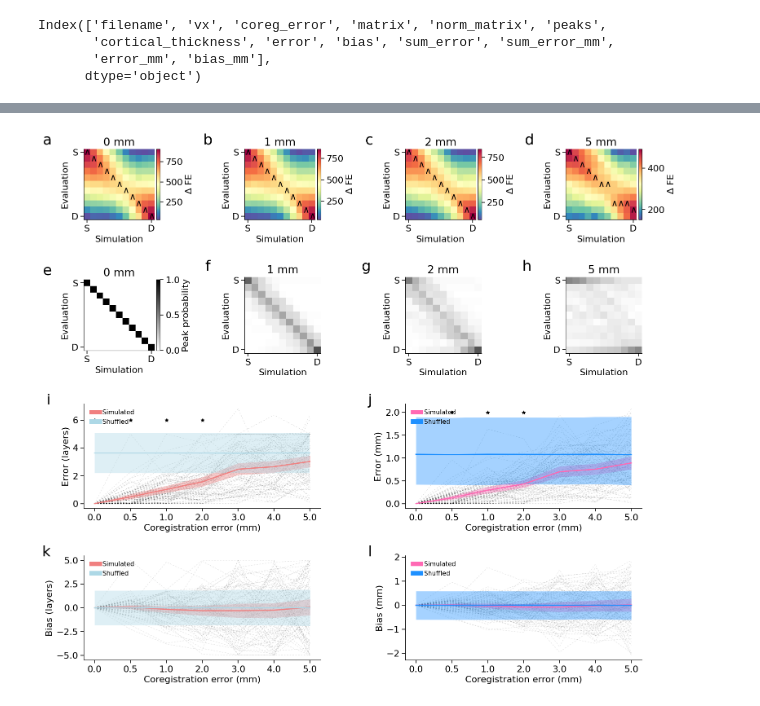
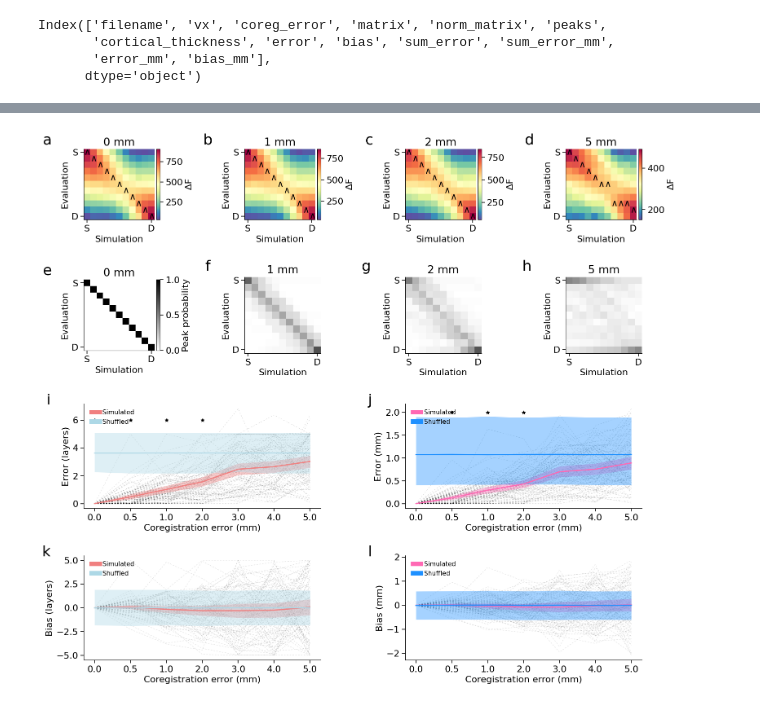
Before and after one commit to Ishita19801/multilaminar_sim, a Jupyter notebook: figures/plot_figure_03_coreg_error.ipynb, the cells around one changed output, grey strips where cells are left out. Drawn from its saved outputs; the diff is of its cells as text; code cells hidden in the pictures.

Commit message:
updated labels

```diff
--- a/figures/plot_figure_03_coreg_error.ipynb
+++ b/figures/plot_figure_03_coreg_error.ipynb
@@ -403,7 +403,7 @@ for err_ix, cor_err in enumerate(coregerrs_to_plot):
     ax.set_title(f"{cor_err} mm")
     m_mx = np.mean(matrices_all[cor_err], axis=0)
     peaks, annot, annot_bin = find_peaks(m_mx, marker=r"$\wedge$")
-    iw = plot_mx(m_mx, ax=ax, labels=True, cbar=True, cbar_label=r"$\Delta$ FE")
+    iw = plot_mx(m_mx, ax=ax, labels=True, cbar=True, cbar_label=r"$\Delta$F")
     annotate_mx(iw, annot)
     add_subplot_label(ax, labels[err_ix], x=-.45)
 
@@ -478,34 +478,34 @@ ax.set_xlabel("Coregistration error (mm)")
 ax.legend(handles=legend_handles, fontsize="x-small", loc='upper left')
 ax.plot(coreg_error_ix, bias_lines, lw=0.5, c="black", alpha=0.2, linestyle='--', dashes=(5, 5), zorder=0)
 sig_levels=np.where(p_values_bias<0.05)[0]
 ax.scatter(coreg_error_ix[sig_levels],np.tile(5,len(sig_levels)),marker='*',color='k')
 add_subplot_label(ax, 'k', x=-.14, y=1.1)
 
 
 ax=fig.add_subplot(gs[3,2:4])
 legend_handles = [
     Patch(facecolor="hotpink", linewidth=0, label="Simulated"),
     Patch(facecolor="dodgerblue", linewidth=0, label="Shuffled")
 ]
 clrs = ["hotpink", "dodgerblue"]
 labs = ["simulated data", "shuffled data"]
 for rix, r in enumerate([bias_res_mm, shuf_bias_res_mm]):
     ax.plot(coreg_error_ix, r[:,0], color=clrs[rix], lw=2)
     ax.fill_between(coreg_error_ix, r[:,1], r[:,2], color=clrs[rix], lw=0, alpha=0.4)
 ax.set_xticks(coreg_error_ix)
 ax.set_xticklabels(tick_labels)
 ax.set_ylabel("Bias (mm)")
 ax.set_xlabel("Coregistration error (mm)")
 ax.legend(handles=legend_handles, fontsize="x-small", loc='upper left')
 ax.plot(coreg_error_ix, bias_lines_mm, lw=0.5, c="black", alpha=0.2, linestyle='--', dashes=(5, 5), zorder=0)
 sig_levels=np.where(p_values_bias_mm<0.05)[0]
 ax.scatter(coreg_error_ix[sig_levels],np.tile(2,len(sig_levels)),marker='*',color='k')
 add_subplot_label(ax, 'l', x=-.14, y=1.1)
 
 plt.tight_layout()
 plt.savefig(f"figure_03_coreg_error.pdf")
 # %% [output]
-[figure, old version]
+[figure, new version]
 # %%
 def diagonal_dominance_score(matrix):
     return np.trace(matrix) / np.sum(matrix)
```
Also changed, not shown: parts of 4 cells of this notebook, 1 other file.
